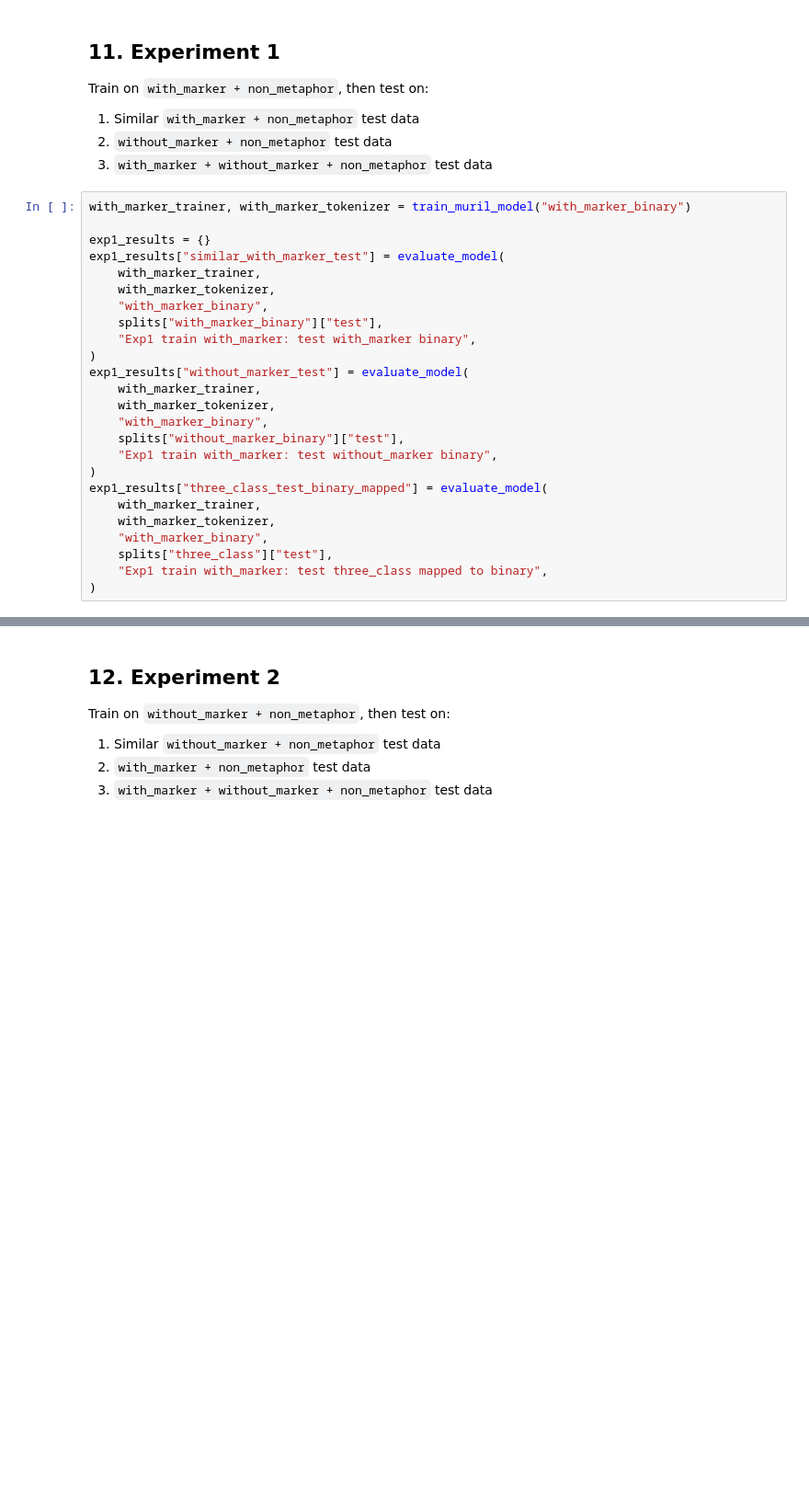
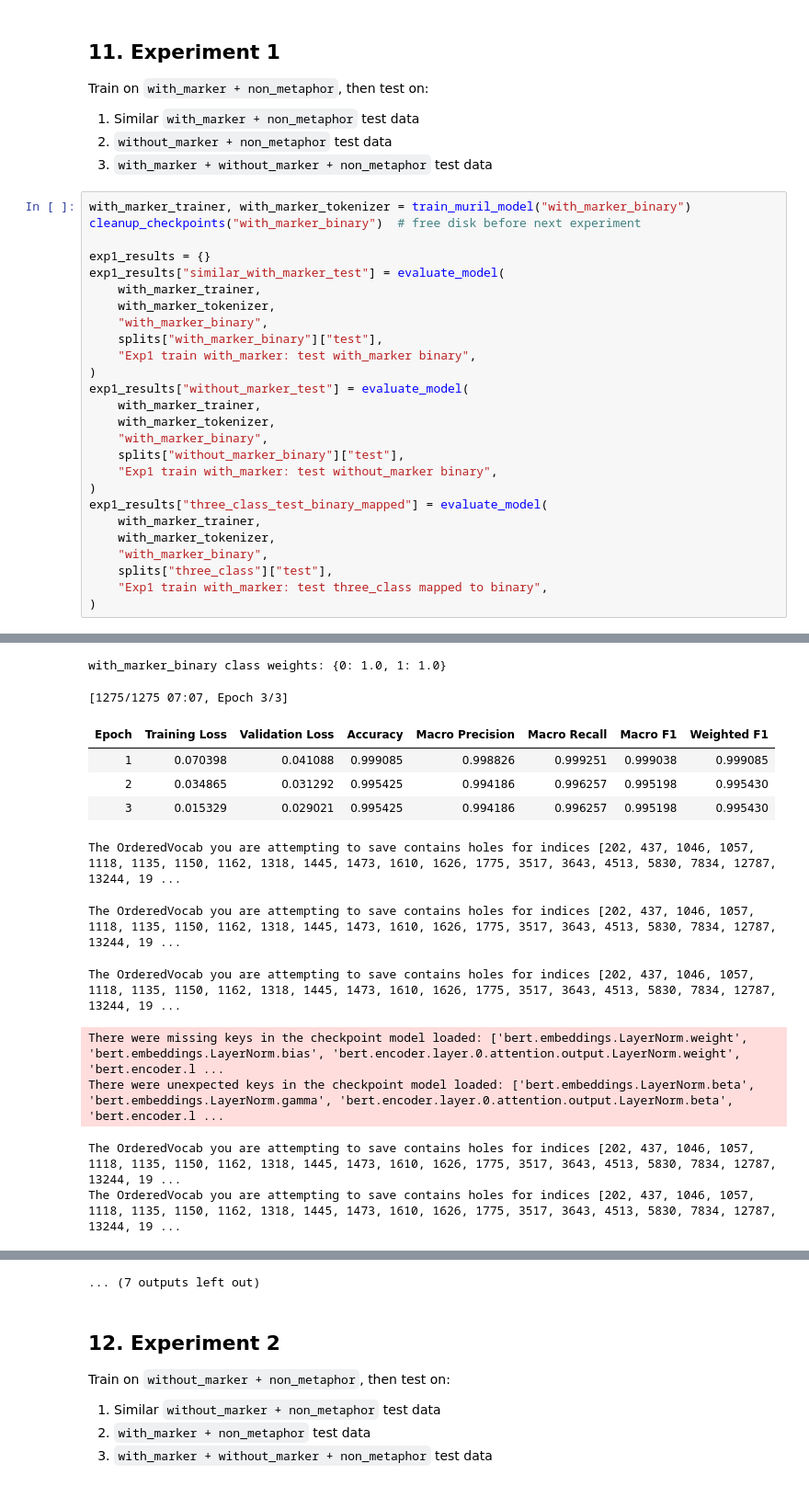
Before and after one commit to Ruththra/Research, a Jupyter notebook: MuRIL/create_dataset.ipynb, the cells around one changed output, grey strips where cells are left out. Shown at 92% size. Saved outputs shown, nothing was run; the diff lists cells and outputs as text; blank space fills up the shorter version.

```diff
--- a/MuRIL/create_dataset.ipynb
+++ b/MuRIL/create_dataset.ipynb
@@ -493,6 +578,7 @@ Train on `with_marker + non_metaphor`, then test on:
 3. `with_marker + without_marker + non_metaphor` test data
 # %%
 with_marker_trainer, with_marker_tokenizer = train_muril_model("with_marker_binary")
+cleanup_checkpoints("with_marker_binary")  # free disk before next experiment
 
 exp1_results = {}
 exp1_results["similar_with_marker_test"] = evaluate_model(
@@ -516,3 +602,4 @@ exp1_results["three_class_test_binary_mapped"] = evaluate_model(
     splits["three_class"]["test"],
     "Exp1 train with_marker: test three_class mapped to binary",
 )
+# %% [output]
@@ -518,0 +627,13 @@ exp1_results["three_class_test_binary_mapped"] = evaluate_model(
+with_marker_binary class weights: {0: 1.0, 1: 1.0}
+[1275/1275 07:07, Epoch 3/3]
+| Epoch | Training Loss | Validation Loss | Accuracy | Macro Precision | Macro Recall | Macro F1 | Weighted F1 |
+| 1 | 0.070398 | 0.041088 | 0.999085 | 0.998826 | 0.999251 | 0.999038 | 0.999085 |
+| 2 | 0.034865 | 0.031292 | 0.995425 | 0.994186 | 0.996257 | 0.995198 | 0.995430 |
+| 3 | 0.015329 | 0.029021 | 0.995425 | 0.994186 | 0.996257 | 0.995198 | 0.995430 |
+The OrderedVocab you are attempting to save contains holes for indices [202, 437, 1046, 1057, 1118, 1135, 1150, 1162, 1318, 1445, 1473, 1610, 1626, 1775, 3517, 3643, 4513, 5830, 7834, 12787, 13244, 19 ...
+The OrderedVocab you are attempting to save contains holes for indices [202, 437, 1046, 1057, 1118, 1135, 1150, 1162, 1318, 1445, 1473, 1610, 1626, 1775, 3517, 3643, 4513, 5830, 7834, 12787, 13244, 19 ...
+The OrderedVocab you are attempting to save contains holes for indices [202, 437, 1046, 1057, 1118, 1135, 1150, 1162, 1318, 1445, 1473, 1610, 1626, 1775, 3517, 3643, 4513, 5830, 7834, 12787, 13244, 19 ...
+There were missing keys in the checkpoint model loaded: ['bert.embeddings.LayerNorm.weight', 'bert.embeddings.LayerNorm.bias', 'bert.encoder.layer.0.attention.output.LayerNorm.weight', 'bert.encoder.l ...
+There were unexpected keys in the checkpoint model loaded: ['bert.embeddings.LayerNorm.beta', 'bert.embeddings.LayerNorm.gamma', 'bert.encoder.layer.0.attention.output.LayerNorm.beta', 'bert.encoder.l ...
+The OrderedVocab you are attempting to save contains holes for indices [202, 437, 1046, 1057, 1118, 1135, 1150, 1162, 1318, 1445, 1473, 1610, 1626, 1775, 3517, 3643, 4513, 5830, 7834, 12787, 13244, 19 ...
+The OrderedVocab you are attempting to save contains holes for indices [202, 437, 1046, 1057, 1118, 1135, 1150, 1162, 1318, 1445, 1473, 1610, 1626, 1775, 3517, 3643, 4513, 5830, 7834, 12787, 13244, 19 ...
@@ -519,3 +657,4 @@ exp1_results["three_class_test_binary_mapped"] = evaluate_model(
+... (7 outputs left out)
 # %% [markdown]
 ## 12. Experiment 2
 
```
Also changed, not shown: parts of 19 cells of this notebook.
